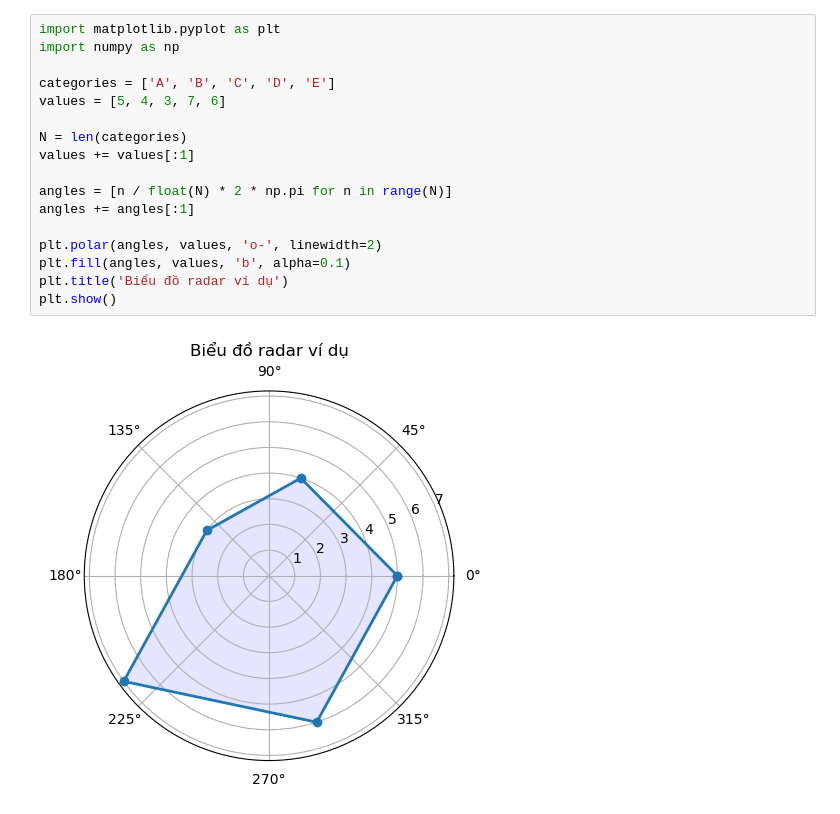
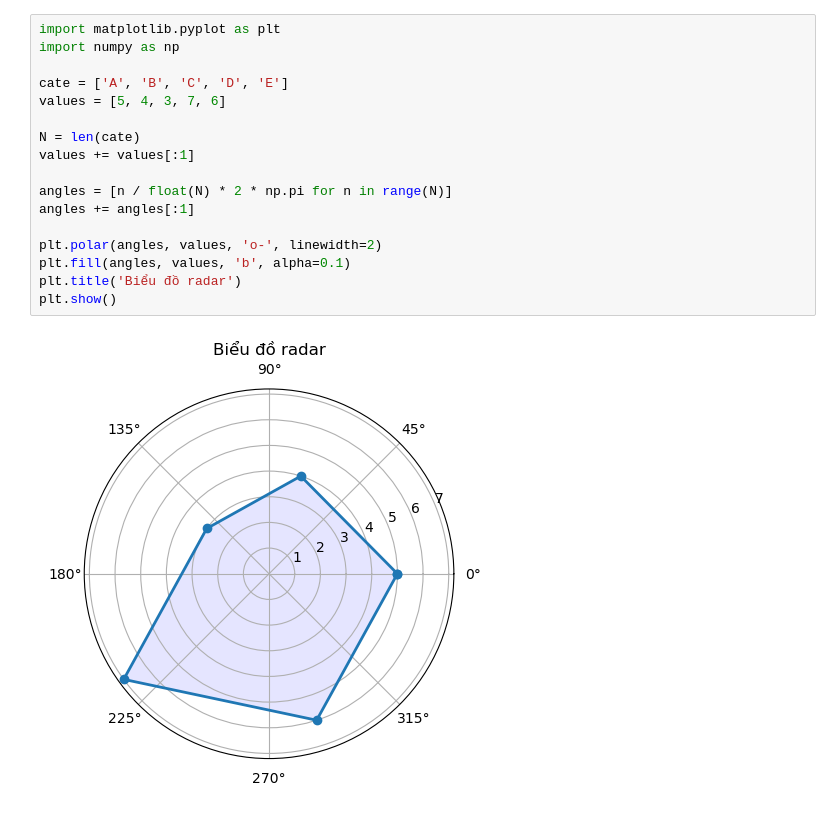
Before and after one commit to qdatdevelop/thigiacmaytinh, a Jupyter notebook: 08.ipynb, the cells around one changed output. Drawn from its saved outputs; the diff is of its cells as text.

```diff
--- a/08.ipynb
+++ b/08.ipynb
@@ -94,19 +91,19 @@ ModuleNotFoundError: No module named 'wordcloud'
 # %%
 import matplotlib.pyplot as plt
 import numpy as np
 
-categories = ['A', 'B', 'C', 'D', 'E']
+cate = ['A', 'B', 'C', 'D', 'E']
 values = [5, 4, 3, 7, 6]
 
-N = len(categories)
+N = len(cate)
 values += values[:1]
 
 angles = [n / float(N) * 2 * np.pi for n in range(N)]
 angles += angles[:1]
 
 plt.polar(angles, values, 'o-', linewidth=2)
 plt.fill(angles, values, 'b', alpha=0.1)
-plt.title('Biểu đồ radar ví dụ')
+plt.title('Biểu đồ radar')
 plt.show()
 # %% [output]
-[figure, old version]
+[figure, new version]
```
Also changed, not shown: parts of 8 cells of this notebook, 8 other files.
